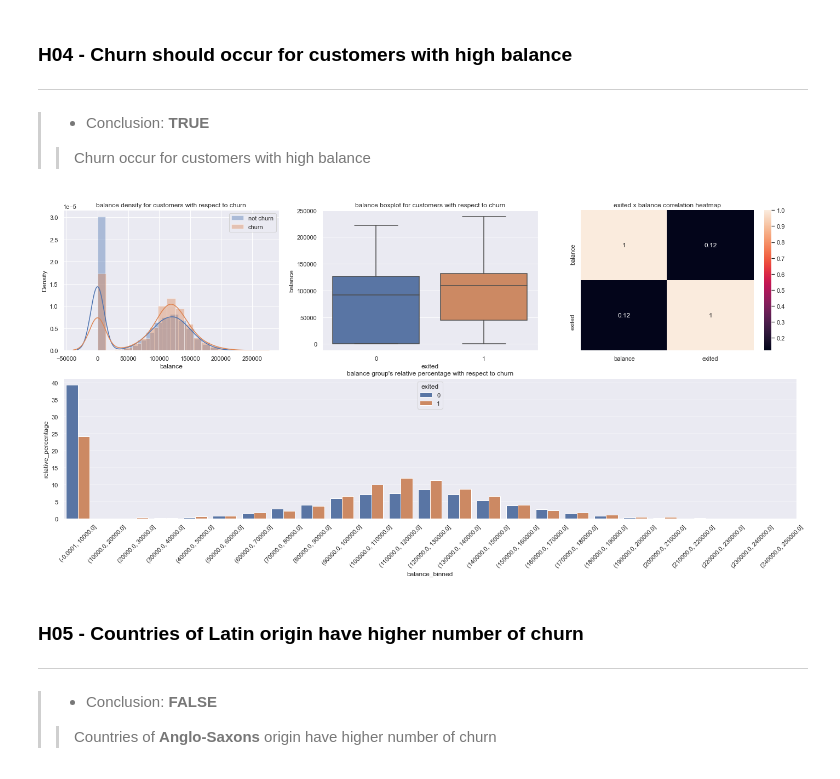
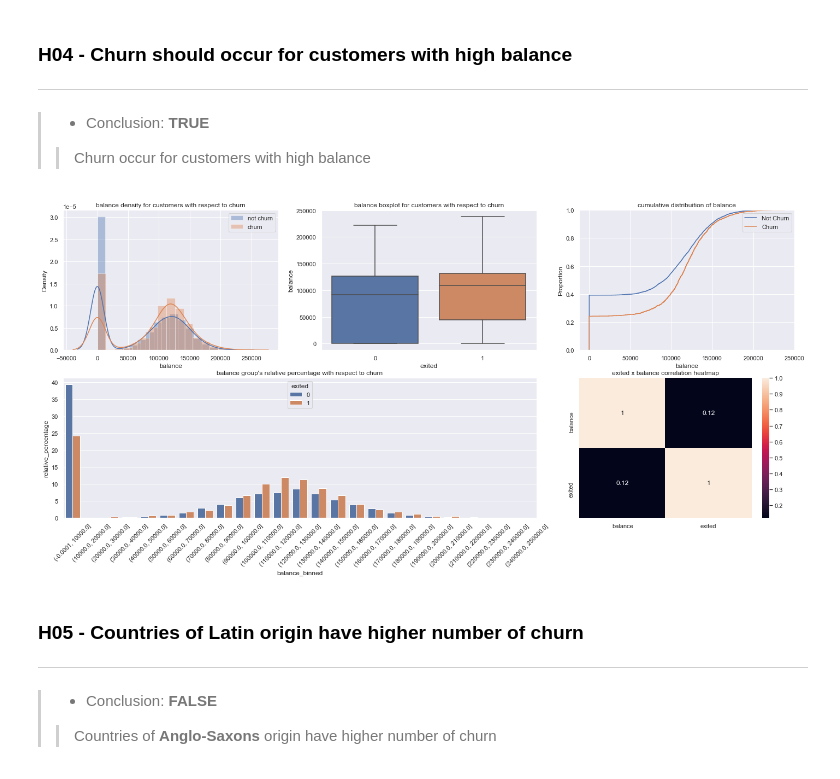
Before and after one commit to FabioCaffarello/Churn-Prediction-TopBank, a Jupyter notebook: 02-Notebooks/02-Scond_Cycle_CRISP/workflow_complete.ipynb, the cells around one changed output. Cells and saved outputs as stored; diff of their text form; code cells hidden in the pictures.

```diff
--- a/02-Notebooks/02-Scond_Cycle_CRISP/workflow_complete.ipynb
+++ b/02-Notebooks/02-Scond_Cycle_CRISP/workflow_complete.ipynb
@@ -757,36 +772,44 @@ plt.legend();
 # balance boxplot
 plt.subplot(grid[0,1])
 sns.boxplot(x="exited", y="balance", data=aux04).set_title("balance boxplot for customers with respect to churn");
 
+# ecdf balance
+plt.subplot(grid[0,2])
+sns.ecdfplot(data=aux04[aux04['exited'] == 0], x="balance", label='Not Churn');
+sns.ecdfplot(data=aux04[aux04['exited'] == 1], x="balance", label='Churn');
+plt.title("cumulative distribuition of balance")
+plt.legend()
+
+
 # exited x balance correlation heatmap
-plt.subplot(grid[0,2])
+plt.subplot(grid[1,2])
 sns.heatmap(aux04.corr(method='pearson'),annot=True);
 plt.title("exited x balance correlation heatmap");
 
 # create binned column
 aux04['balance_binned'] = pd.cut(aux04['balance'], bins=bins)
 
 # salary_binned, exited and number of clients
 aux04 = aux04[['balance_binned', 'balance', 'exited']].groupby(['balance_binned', 'exited']).count().reset_index()
 
 # rename new dataframe columns
 aux04.columns = ['balance_binned', 'exited', 'customers']
 
 # sum of clients in churn and not in churn
 aux04_churn = aux04[aux04['exited'] == 1]['customers'].sum()
 aux04_not_churn = aux04[aux04['exited'] == 0]['customers'].sum()
 
 # calculate the relative percentage of clients in churn and active clients
 aux04['relative_percentage'] = aux04.\
 apply(lambda row: ((row['customers'] / aux04_churn)*100) if row['exited'] == 1 else ((row['customers'] / aux04_not_churn)*100), axis=1)
 
 
 # plot Salary group's relative percentage with respect to churn
-plt.subplot(grid[1,:])
+plt.subplot(grid[1,:2])
 sns.barplot(x='balance_binned', y='relative_percentage', hue='exited', data=aux04).set_title("balance group's relative percentage with respect to churn");
 plt.xticks(rotation=45);
 # %% [output]
-[figure, old version]
+[figure, new version]
 # %% [markdown]
 ### H05 - Countries of Latin origin have higher number of churn
 ---
```
Also changed, not shown: parts of 16 cells of this notebook.
